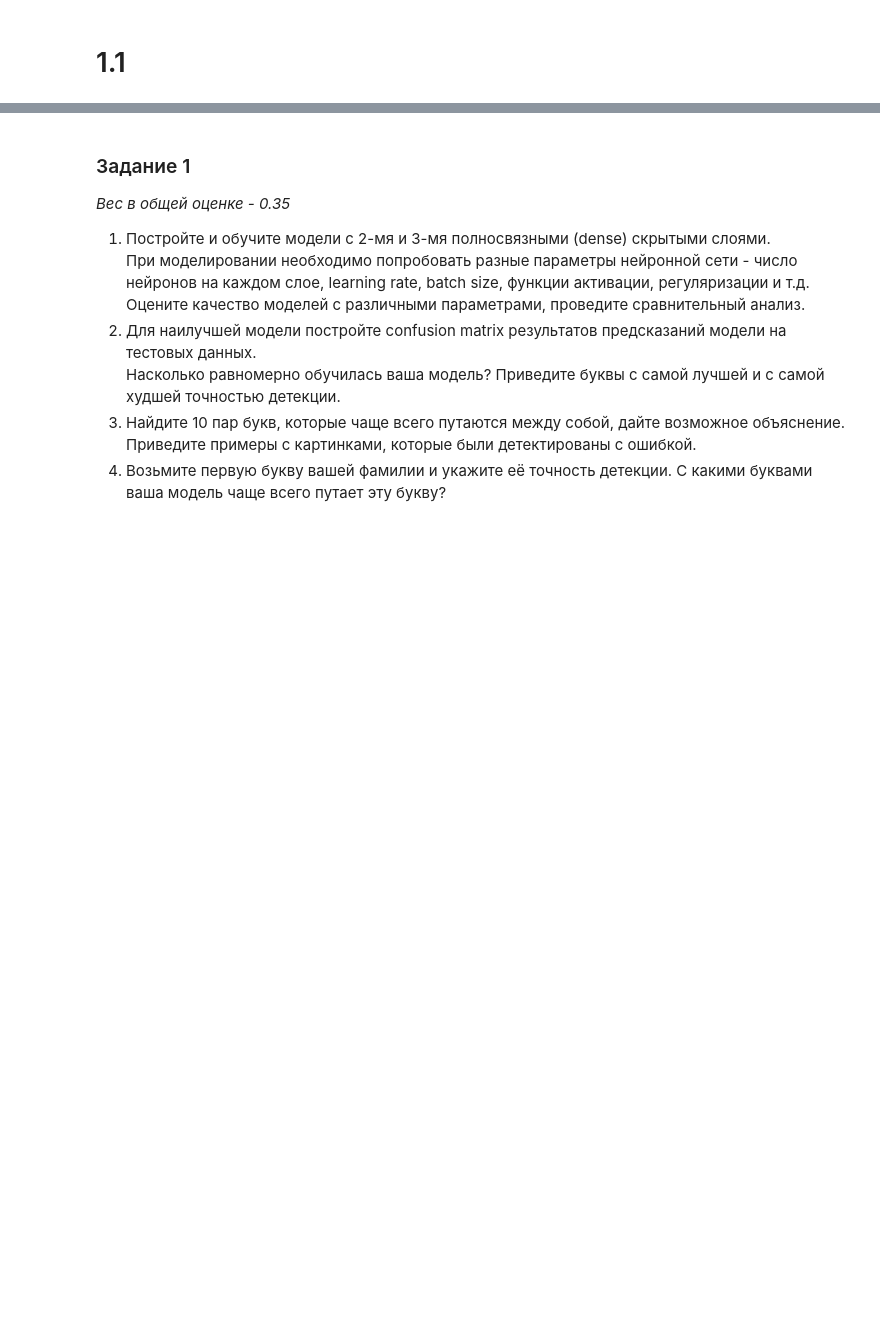
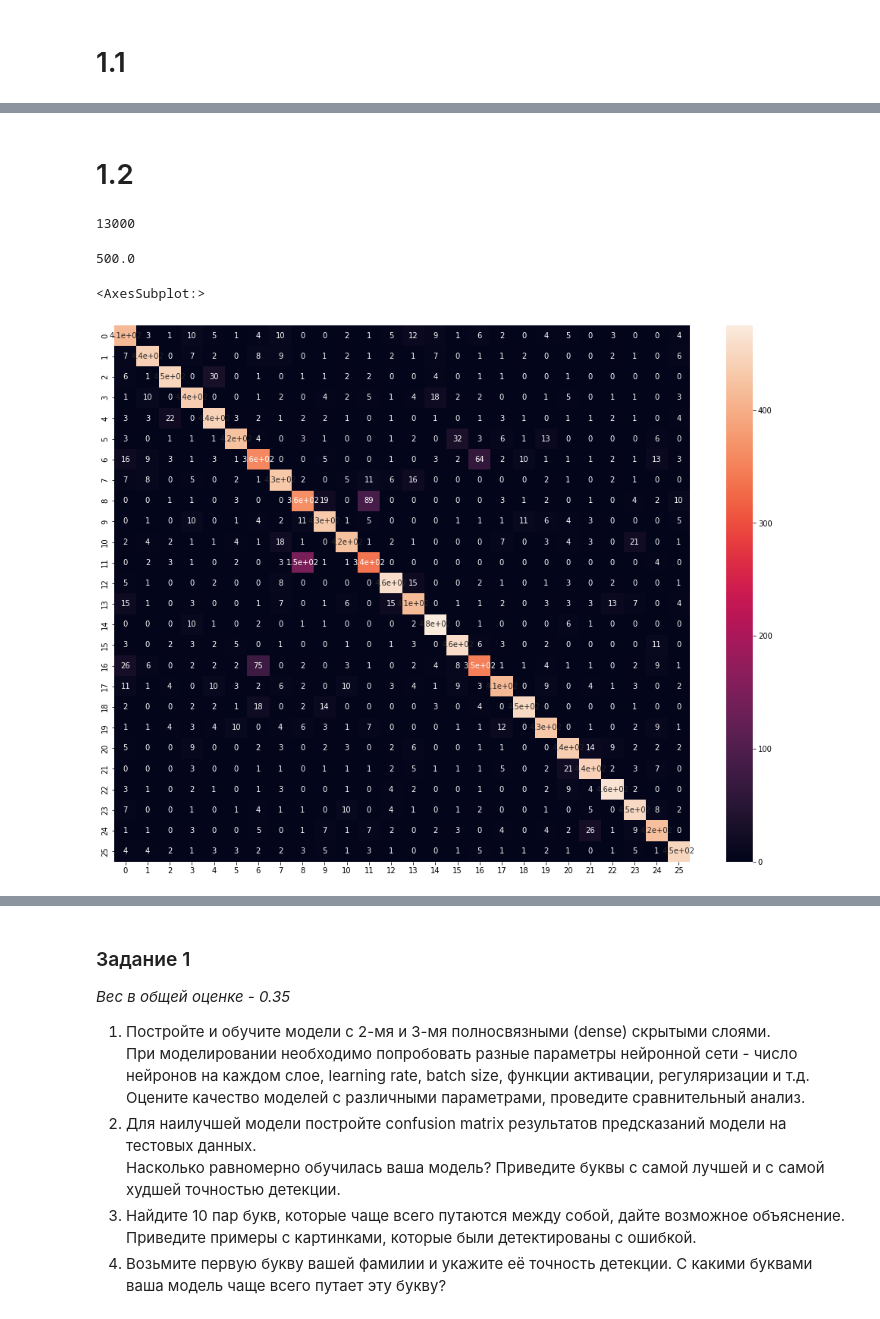
Before and after one commit to SmirnovGrigory/IAD_ml_lab1, a Jupyter notebook: Modern_ML.Lab_1.Image_Classification.ipynb, the cells around one changed output, grey strips where cells are left out. Drawn from its saved outputs; the diff is of its cells as text; code cells hidden in the pictures; blank space fills up the shorter version.

Commit message:
created second model and analyzed predictions

```diff
--- a/Modern_ML.Lab_1.Image_Classification.ipynb
+++ b/Modern_ML.Lab_1.Image_Classification.ipynb
@@ -230,0 +299,5 @@ tensor([[0.0387, 0.0402, 0.0384, 0.0392, 0.0462, 0.0359, 0.0386, 0.0393, 0.0349,
+# %%
+Xt,yt = get_data_and_targets_lst("images/test")
+# %%
+final_test_dataset = MyDataset(Xt, yt)
+final_test_dataloader = DataLoader(final_test_dataset, batch_size=batch_size)
@@ -230,0 +312,2 @@ tensor([[0.0387, 0.0402, 0.0384, 0.0392, 0.0462, 0.0359, 0.0386, 0.0393, 0.0349,
+# %% [markdown]
+# 1.2
@@ -230,0 +318,17 @@ tensor([[0.0387, 0.0402, 0.0384, 0.0392, 0.0462, 0.0359, 0.0386, 0.0393, 0.0349,
+# %%
+predictions = get_all_model_predictions(final_test_dataloader, model_lin2)
+len(predictions)
+# %% [output]
+13000
+# %%
+print(13000/26)
+# %% [output]
+500.0
+# %%
+cf_matrix = confusion_matrix(yt, predictions)
+# %%
+plt.figure(figsize=(17,13))
+sns.heatmap(cf_matrix, annot=True)
+# %% [output]
+<AxesSubplot:>
+[figure, added]
```
Also changed, not shown: parts of 29 cells of this notebook.
